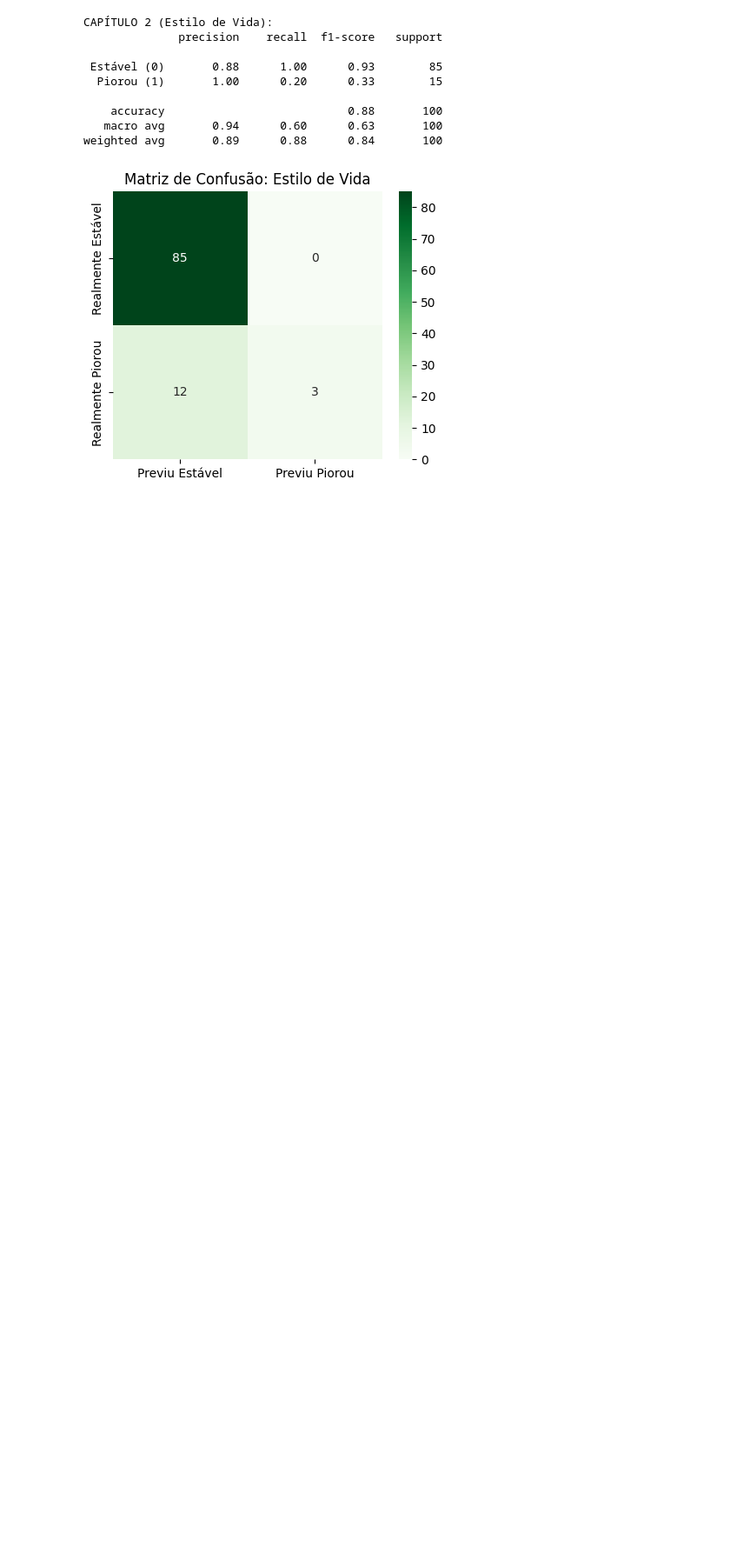
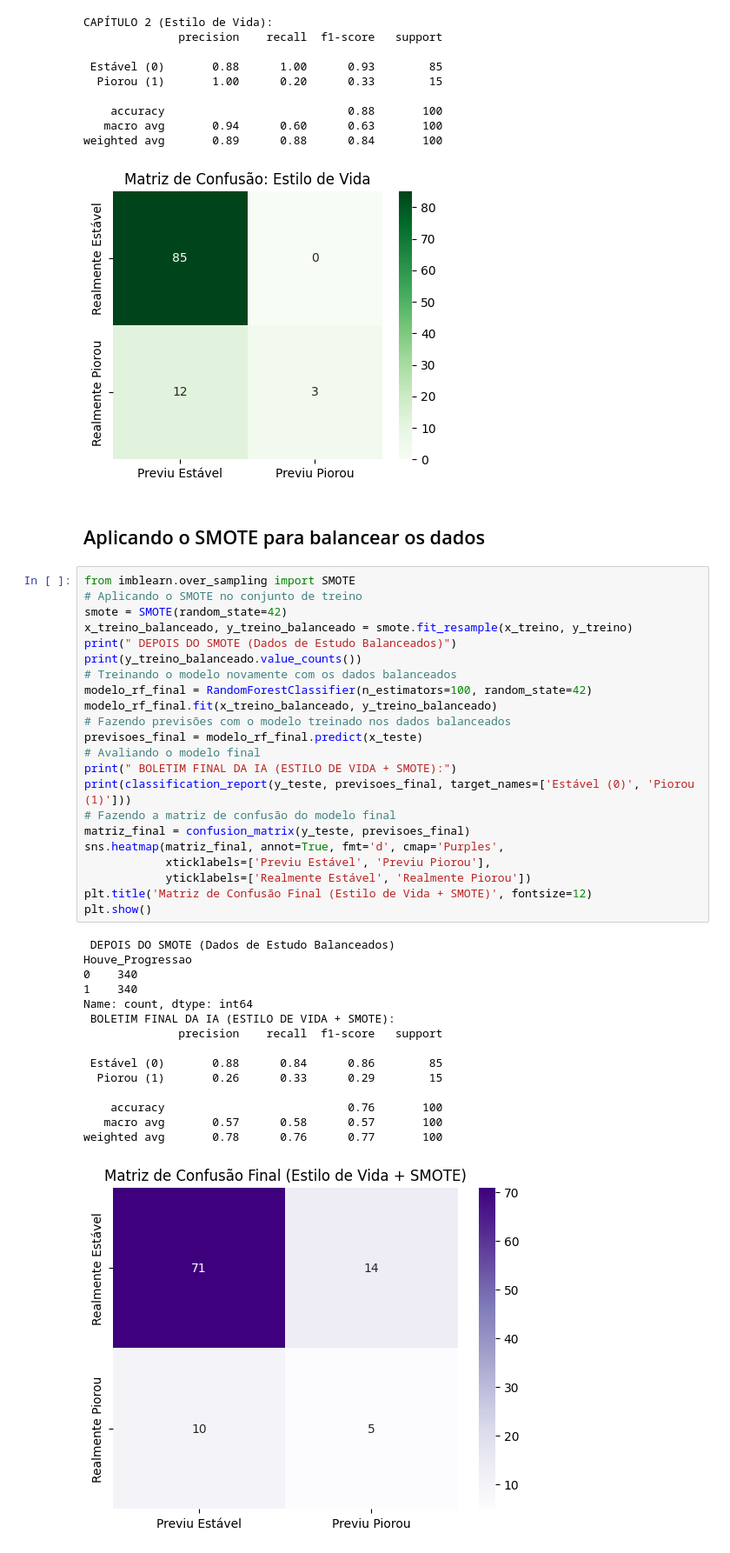
Before and after one commit to laisedosdados/Multiple-Sclerosis-Analysis, a Jupyter notebook: analise_estilo_vida.ipynb, the cells around one changed output. Shown at 87% size. Drawn from its saved outputs; the diff is of its cells as text; blank space fills up the shorter version.

Commit message:
Aplicando o SMOTE e e concluindo o projeto

```diff
--- a/analise_estilo_vida.ipynb
+++ b/analise_estilo_vida.ipynb
@@ -124,3 +124,43 @@ CAPÍTULO 2 (Estilo de Vida):
    macro avg       0.94      0.60      0.63       100
 weighted avg       0.89      0.88      0.84       100
 [figure]
+# %% [markdown]
+## Aplicando o SMOTE para balancear os dados
+# %%
+from imblearn.over_sampling import SMOTE
+# Aplicando o SMOTE no conjunto de treino
+smote = SMOTE(random_state=42)
+x_treino_balanceado, y_treino_balanceado = smote.fit_resample(x_treino, y_treino)
+print(" DEPOIS DO SMOTE (Dados de Estudo Balanceados)")
+print(y_treino_balanceado.value_counts())
+# Treinando o modelo novamente com os dados balanceados
+modelo_rf_final = RandomForestClassifier(n_estimators=100, random_state=42)
+modelo_rf_final.fit(x_treino_balanceado, y_treino_balanceado)
+# Fazendo previsões com o modelo treinado nos dados balanceados
+previsoes_final = modelo_rf_final.predict(x_teste)
+# Avaliando o modelo final
+print(" BOLETIM FINAL DA IA (ESTILO DE VIDA + SMOTE):")
+print(classification_report(y_teste, previsoes_final, target_names=['Estável (0)', 'Piorou (1)']))
+# Fazendo a matriz de confusão do modelo final
+matriz_final = confusion_matrix(y_teste, previsoes_final)
+sns.heatmap(matriz_final, annot=True, fmt='d', cmap='Purples',
+            xticklabels=['Previu Estável', 'Previu Piorou'],
+            yticklabels=['Realmente Estável', 'Realmente Piorou'])
+plt.title('Matriz de Confusão Final (Estilo de Vida + SMOTE)', fontsize=12)
+plt.show()
+# %% [output]
+ DEPOIS DO SMOTE (Dados de Estudo Balanceados)
+Houve_Progressao
+0    340
+1    340
+Name: count, dtype: int64
+ BOLETIM FINAL DA IA (ESTILO DE VIDA + SMOTE):
+              precision    recall  f1-score   support
+
+ Estável (0)       0.88      0.84      0.86        85
+  Piorou (1)       0.26      0.33      0.29        15
+
+    accuracy                           0.76       100
+   macro avg       0.57      0.58      0.57       100
+weighted avg       0.78      0.76      0.77       100
+[figure, added]
```
Also changed, not shown: parts of 2 cells of this notebook.
